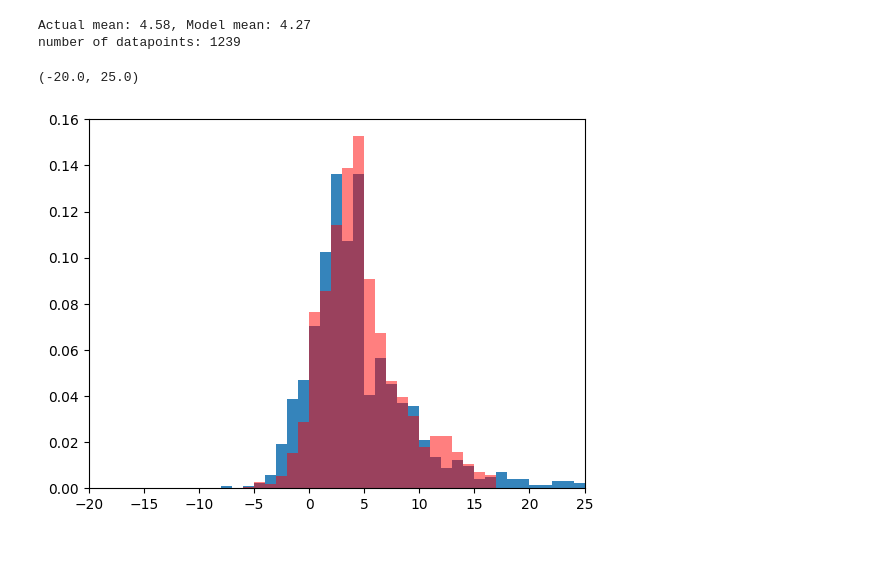
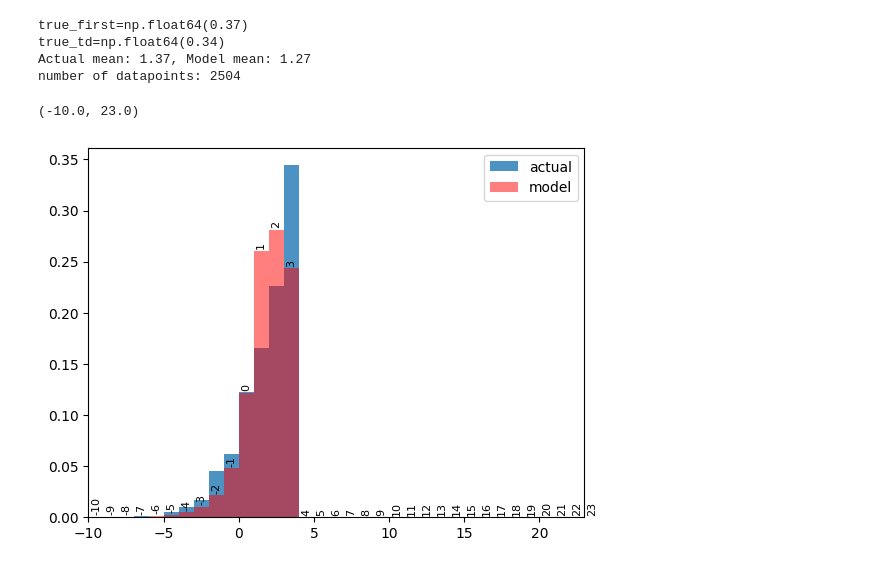
Before and after one commit to sharedw/NFL_sim, a Jupyter notebook: notebooks/train_models/rush_yard_model.ipynb, the cells around one changed output. Cells and saved outputs as stored; diff of their text form; code cells hidden in the pictures.

Commit message:
fix prob calculation

```diff
--- a/notebooks/train_models/rush_yard_model.ipynb
+++ b/notebooks/train_models/rush_yard_model.ipynb
@@ -58,4 +58,4 @@ game_context_cols = [
 	#'total_line',
 ]
 
-x_cols = game_context_cols + ['is_first_down', 'is_second_down', 'is_third_down','is_fourth_down', 'touchdown', 'short_to_first'] # + rusher_stat_cols + ['run_gap_encoded'] + rusher_stat_cols + team_stat_cols + opp_stat_cols
+x_cols = game_context_cols #+ ['is_first_down', 'is_second_down', 'is_third_down','is_fourth_down', 'touchdown', 'short_to_first'] # + rusher_stat_cols + ['run_gap_encoded'] + rusher_stat_cols + team_stat_cols + opp_stat_cols
@@ -164,13 +100,11 @@ class masked_model(nn.Module):
 # %%
-X_tensor = torch.tensor(X.values, dtype=torch.float32)
-
 def get_sample(num_samples):
 	idx = np.random.randint(0,len(X_tensor), num_samples)
 	return X_tensor[idx]
 
-model = masked_model(
+model = maskedModel(
 	n_in=len(x_cols),
-	n_out=130,
+	n_out=140,
 	n_hidden=64,
 )
 
@@ -189,13 +113,12 @@ tensor([ 0,  1,  2,  3,  4,  5,  6,  7,  8,  9, 10, 11, 12, 13, 14, 15, 16, 17,
 # %%
 
-# Example tensors
-probs = torch.randn(9, 130)       # [batch, features]
+probs = torch.randn(9, 140)       # [batch, features]
 probs = torch.softmax(probs, dim=1)
-ydstogo = torch.randint(0, 130, (9,))  # [batch]
+ydstogo = torch.randint(0, 140, (9,))  # [batch]
 print(ydstogo)
 
 # Create a mask
-mask = torch.arange(probs.size(1)).unsqueeze(0) >= ydstogo.unsqueeze(1)  # [9, 130]
+mask = torch.arange(probs.size(1)).unsqueeze(0) >= ydstogo.unsqueeze(1)  # [9, 140]
 
 # Apply mask
 masked_output = probs * mask
@@ -377,7 +268,7 @@ def train_model(X, y, n_in, n_out,n_hidden=50, epochs=20, batch_size=128, model=
 	plt.hist(test_y.to('cpu'), alpha=0.5, color='b')
 	return model
 # %%
-rush_yards_model = train_model(X,y, n_in=len(x_cols), n_out=130, n_hidden = 512, epochs=10)
+rush_yards_model = train_model(X_tensor,y_tensor, n_in=len(x_cols), n_out=140, n_hidden = 128, epochs=8)
 
 #Test Loss: 2.3133, Test Accuracy: 0.1709
 #Test Loss: 2.8949, Test Accuracy: 0.1649 add label smoothing, no focal loss
@@ -419,29 +310,49 @@ feature_config
 update_config(feature_config)
 # %%
 def sample_model_yardline(yard, down):
-	sample = rushes.loc[(rushes.ydstogo == yard) & (rushes.down == down) & (rushes.yardline_100 > 15)]
+	sample = rushes.loc[(rushes.yardline_100 == yard) & (rushes.down.between(1,3))].reset_index(drop=True)
+	true_first = sample['first_down'].mean().round(2)
+	true_td = sample['touchdown'].mean().round(2)
+	print(f"{true_first=}")
+	print(f"{true_td=}")
 	inp =  sample[x_cols]
 	y = sample['yards_gained']
 
-	inp =  torch.tensor(inp.values, dtype=torch.float32)
-	out = rush_yards_model(inp).mean(0).detach().numpy()
-	exp_logits = np.exp(out - np.max(out))
-	probs = exp_logits / exp_logits.sum()
-	plt.hist(y, range(-30,100), density=True, alpha=0.9)
+	inp = torch.tensor(inp.values, dtype=torch.float32)
+	out = rush_yards_model(inp).detach().numpy()
+	exp_logits = np.exp(out - np.max(out, axis=1, keepdims=True))
+	probs = exp_logits / exp_logits.sum(axis=1, keepdims=True)
+
+	probs = probs.mean(axis=0)
+
+
+	plt.hist(y, range(-40,101),width=1, density=True, alpha=0.8, label='actual')
 
 	actual_mean = y.mean()
-	model_mean = (np.arange(len(probs)) - 30) @ probs  # adjust if 0th class = -30
+	model_mean = (np.arange(len(probs)) - 40) @ probs
 	print(f"Actual mean: {actual_mean:.2f}, Model mean: {model_mean:.2f}")
 	print(f'number of datapoints: {len(inp)}')
 	return probs
 
-yard = 5
-down = 1
-plt.bar(range(-30 ,100 ), sample_model_yardline(yard, down), width=1,
-		alpha=0.5, align="edge", label="Bar Chart", color='r')
-plt.xlim(-20,yard+20)
+yard = 3
+down = 3
+probs = sample_model_yardline(yard, down)
+plt.bar(range(-40, 100), probs, width=1, alpha=0.5, align="edge", label="model", color='r')
+
+# Add index labels on top of bars
+for i, p in enumerate(probs):
+    yard_val = -40 + i
+    if -10 <= yard_val <= yard + 20:  # only label visible range
+        plt.text(yard_val + 0.5, p + 0.002, str(yard_val),
+                 ha='center', va='bottom', fontsize=8, rotation=90)
+
+
+plt.legend()
+plt.xlim(-10,yard+20)
 # %% [output]
-Actual mean: 4.58, Model mean: 4.27
-number of datapoints: 1239
+true_first=np.float64(0.37)
+true_td=np.float64(0.34)
+Actual mean: 1.37, Model mean: 1.27
+number of datapoints: 2504
-(-20.0, 25.0)
+(-10.0, 23.0)
-[figure, old version]
+[figure, new version]
```
Also changed, not shown: parts of 22 cells of this notebook, 1 other file.
